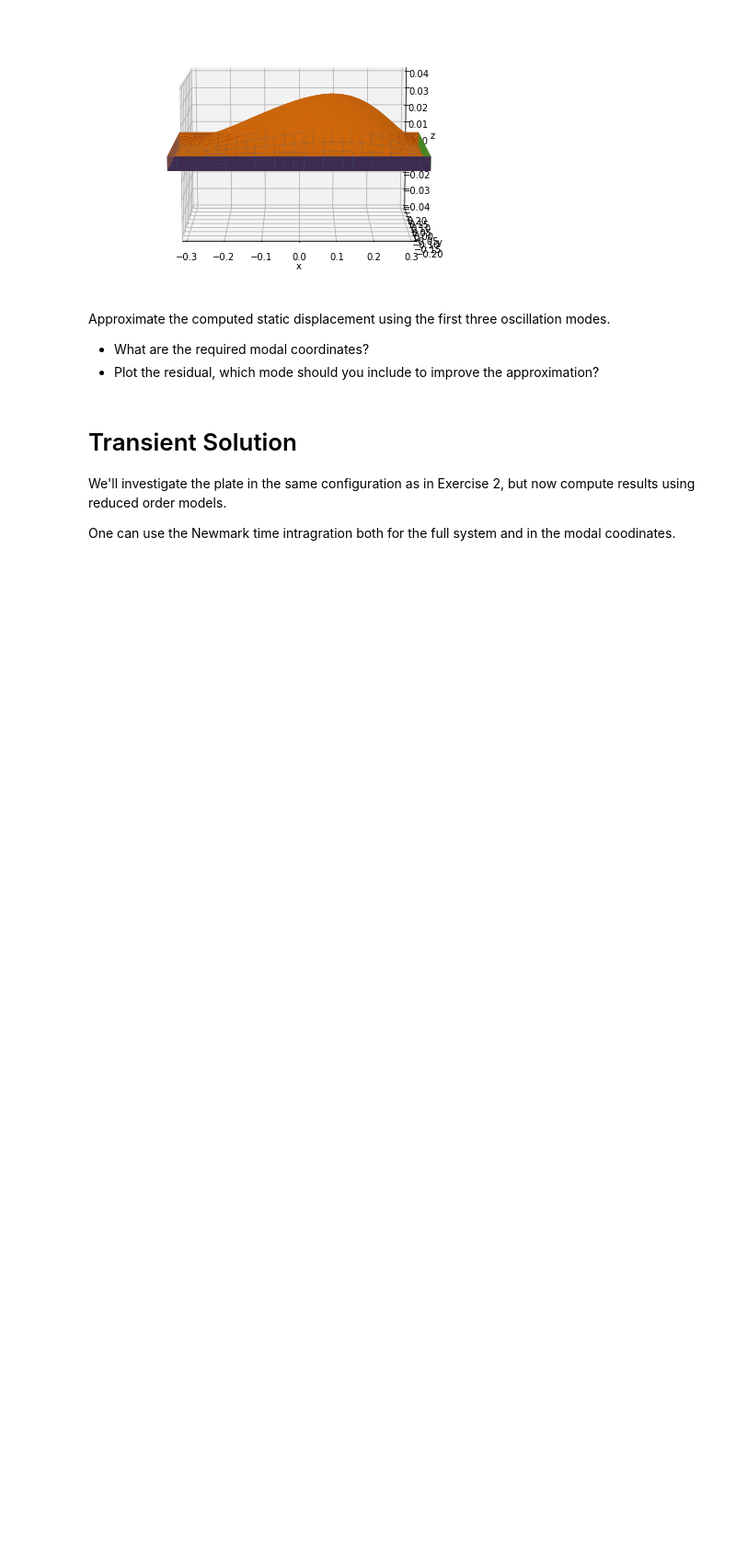
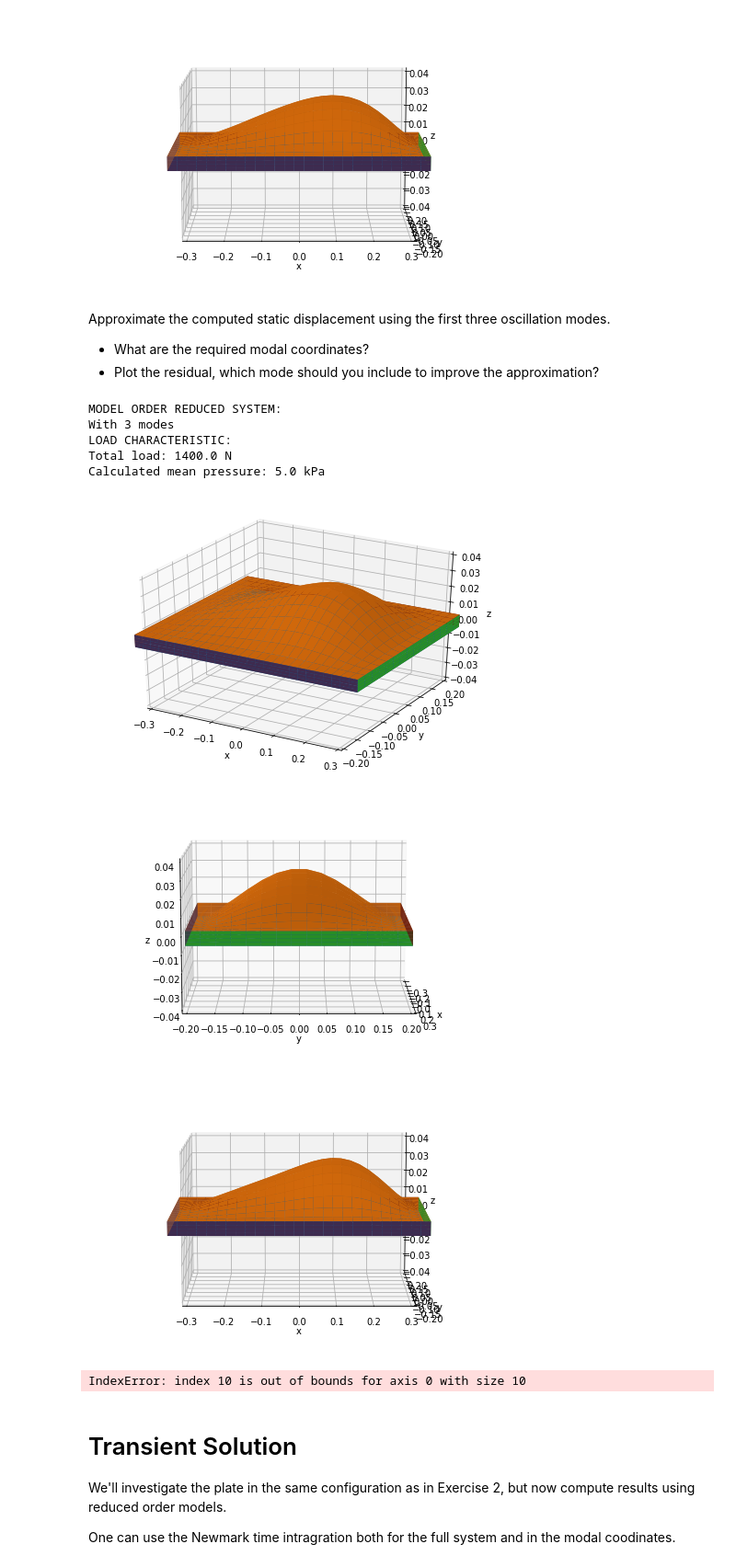
Before and after one commit to phmandl/modalanalyse, a Jupyter notebook: HW3/3_ModalSubspace_coupled_oscillators-richard.ipynb, the cells around one changed output. Shown at 92% size. Cells and saved outputs as stored; diff of their text form; code cells hidden in the pictures; blank space fills up the shorter version.

Commit message:
added model order reduction static problem

```diff
--- a/HW3/3_ModalSubspace_coupled_oscillators-richard.ipynb
+++ b/HW3/3_ModalSubspace_coupled_oscillators-richard.ipynb
@@ -359,7 +317,7 @@ def plot_3d_deformation(X, u, elev=30.0, azim=60.0):
     # format U like X
     U = np.array([u[Ix],u[Iy],u[Iz]]).T
     s = 0.5/np.max(np.sqrt(np.sum(U**2,axis=0)))
-    Xu = X + s*U_linear
+    Xu = X + s*U
 
     # Set up figure
     fig = plt.figure()
@@ -408,9 +366,9 @@ def plot_3d_deformation(X, u, elev=30.0, azim=60.0):
     ax.set_zlabel('z')
     pass
 
-plot_3d_deformation(X, u_constant, elev=30, azim=-60)
-plot_3d_deformation(X, u_constant, elev=10, azim=0)
-plot_3d_deformation(X, u_constant, elev=10, azim=-90)
+plot_3d_deformation(X, u_linear, elev=30, azim=-60)
+plot_3d_deformation(X, u_linear, elev=10, azim=0)
+plot_3d_deformation(X, u_linear, elev=10, azim=-90)
 # %% [output]
 [figure]
 [figure]
@@ -419,6 +377,52 @@ plot_3d_deformation(X, u_constant, elev=10, azim=-90)
 Approximate the computed static displacement using the first three oscillation modes.
 * What are the required modal coordinates?
 * Plot the residual, which mode should you include to improve the approximation?
+# %%
+# Model order reduction
+k = 3
+Kc = Q.T @ K @ Q # Constrain system
+Mc = Q.T @ M @ Q
+fc = Q.T @ load_linear
+Wc,Vc = eigsh(Kc,k,Mc,sigma=0,which='LM',maxiter = 1000) # Compute mode subset
+
+Kc_reduced = Vc.T @ Kc @ Vc # Reduce system
+fc_reduced = Vc.T @ fc
+
+eta = spsolve(Kc_reduced, fc_reduced)
+u_linear_reduced = Q @ Vc @ eta
+# %%
+print("MODEL ORDER REDUCED SYSTEM:")
+print(f"With {k} modes")
+print("LOAD CHARACTERISTIC:")
+print(f"Total load: {load_linear.sum() :.1f} N")
+print(f"Calculated mean pressure: {load_linear.sum()/area/1000 :.1f} kPa")
+plot_3d_deformation(X, u_linear_reduced, elev=30, azim=-60)
+plot_3d_deformation(X, u_linear_reduced, elev=10, azim=0)
+plot_3d_deformation(X, u_linear_reduced, elev=10, azim=-90)
+# %% [output]
+MODEL ORDER REDUCED SYSTEM:
+With 3 modes
+LOAD CHARACTERISTIC:
+Total load: 1400.0 N
+Calculated mean pressure: 5.0 kPa
+[figure, added]
+[figure, added]
+[figure, added]
+# %%
+k = 10
+Wc,Vc = eigsh(Kc,k,Mc,sigma=0,which='LM',maxiter = 1000) # Compute mode subset
+residuals = np.zeros((k,1))
+for model_order in range(k):
+    ls_solution, residual, rank, s = np.linalg.lstsq(Q @ Vc[:,1:k], u_linear)
+    residuals[k] = residual
+
+plt.bar(range(k), residuals)
+plt.ylabel('Residual')
+plt.xlabel('Mode index')
+plt.title(title)
+plt.show()
+# %% [output]
+IndexError: index 10 is out of bounds for axis 0 with size 10
 # %% [markdown]
 # Transient Solution
 
```
Also changed, not shown: parts of 10 cells of this notebook.
